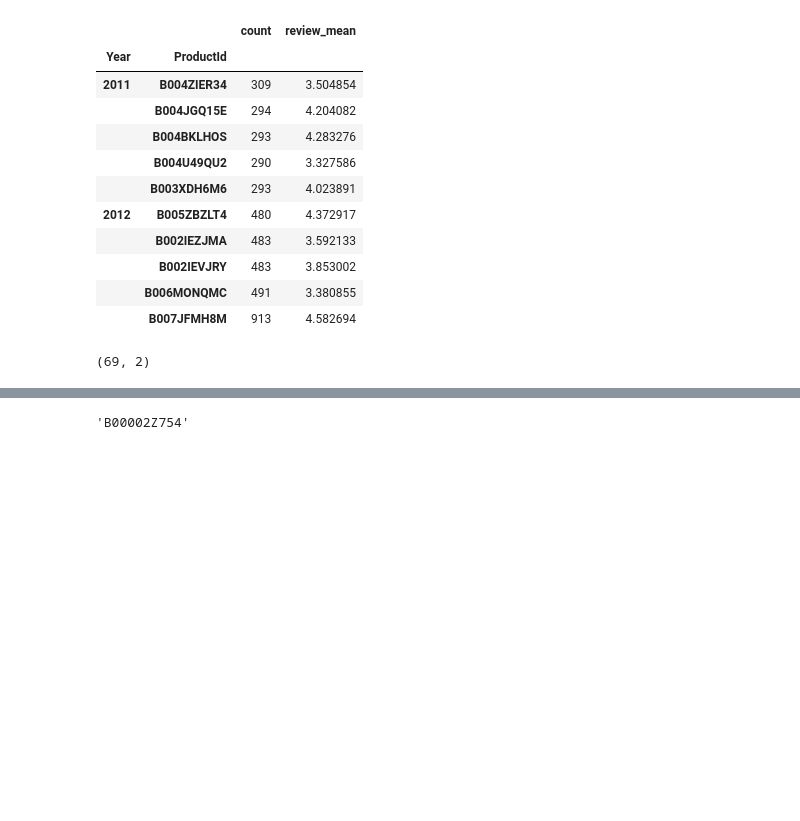
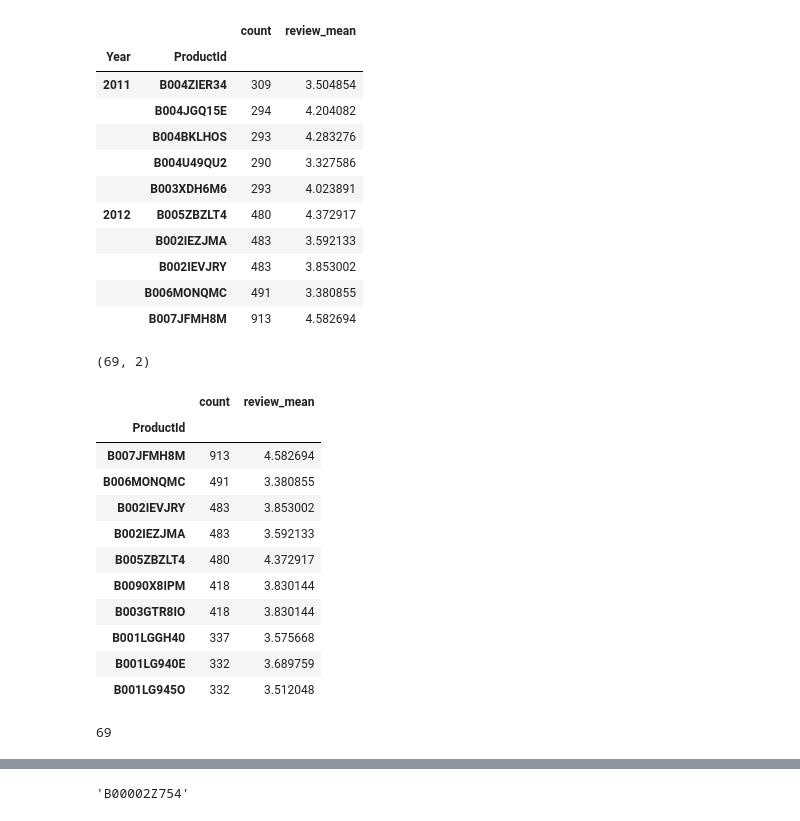
Before and after one commit to MintMin/AmazonReviewsAnalysis, a Jupyter notebook: Qianti/Week 2 .ipynb, the cells around one changed output, grey strips where cells are left out. Drawn from its saved outputs; the diff is of its cells as text; code cells hidden in the pictures; blank space fills up the shorter version.

```diff
--- a/Qianti/Week 2 .ipynb
+++ b/Qianti/Week 2 .ipynb
@@ -89,0 +93,17 @@ xx = np.array(list)
+# %%
+df1c = df1b.groupby('ProductId').agg('sum')
+df1c = df1c.sort_values('count',ascending=False)
+df1c.head(10)
+# %% [output]
+|  | count | review_mean |
+| ProductId |  |  |
+| B007JFMH8M | 913 | 4.582694 |
+| B006MONQMC | 491 | 3.380855 |
+| B002IEVJRY | 483 | 3.853002 |
+| B002IEZJMA | 483 | 3.592133 |
+| B005ZBZLT4 | 480 | 4.372917 |
+| B0090X8IPM | 418 | 3.830144 |
+| B003GTR8IO | 418 | 3.830144 |
+| B001LGGH40 | 337 | 3.575668 |
+| B001LG940E | 332 | 3.689759 |
+| B001LG945O | 332 | 3.512048 |
@@ -90,2 +113,6 @@ xx = np.array(list)
+# %%
+len(xx)
+# %% [output]
+69
 # %%
 ID_list = np.unique([list[x][1] for x in range(69)])
```
Also changed, not shown: parts of 11 cells of this notebook, 1 other file.
